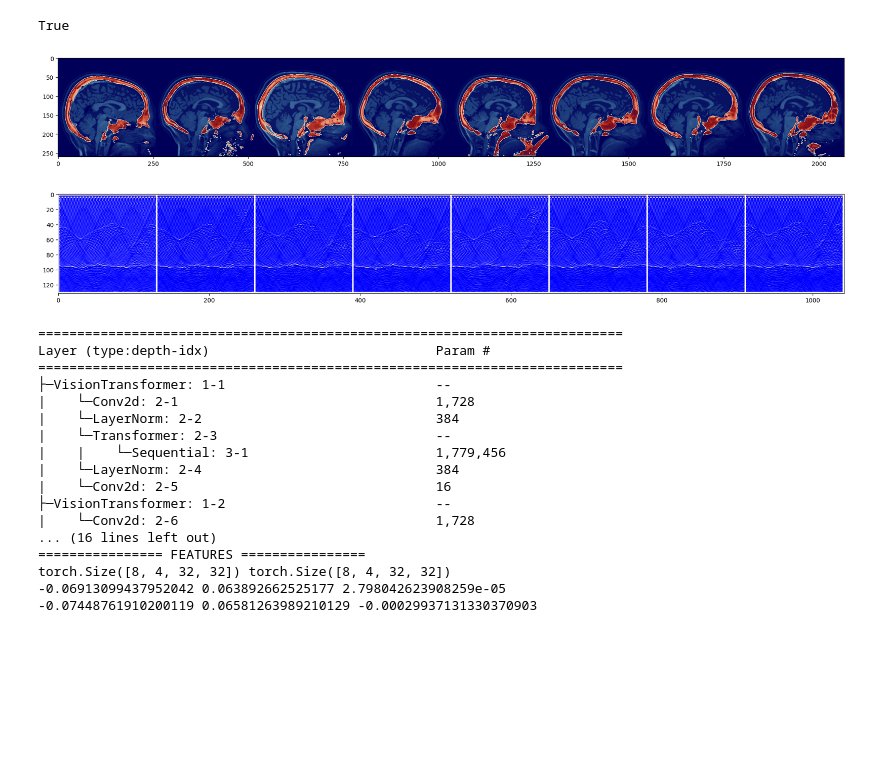
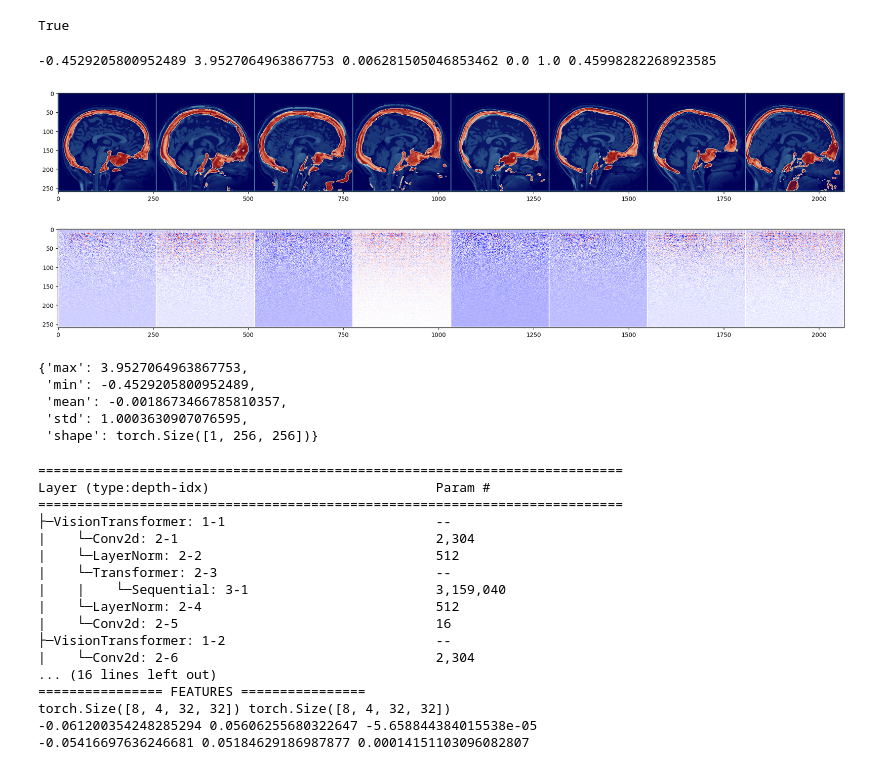
Before and after one commit to dpelacani/Seismic, a Jupyter notebook: train.ipynb, the cells around one changed output. Cells and saved outputs as stored; diff of their text form; code cells hidden in the pictures; blank space fills up the shorter version.

```diff
--- a/train.ipynb
+++ b/train.ipynb
@@ -44,15 +45,17 @@ dataset_args = dict2namespace(dict(
     slowness=False,
     resize=[256, 256],
     scale=[0., 1.],
-    clip_outliers=False,
+    clip_outliers=None,
     to_tensor=False,
-    normalise=False,
+    normalise=(0.10280502008738208, 0.22698244373387108),
     antialias=True,
     condition = dict(
-        mode="stack",
-        path="/home/dp4018/data/ultrasound-data/Ultrasound-Vp-sagittal-data/acoustic/data/stack/",
-        resize=[128, 128],
-        scale=[0., 1.],
+        mode="stack-stack-pca-single-256x256",
+        path="/home/dp4018/data/ultrasound-data/Ultrasound-Vp-sagittal-data/acoustic/data/stack_pca_single/data",
+        # mode="stack",
+        # path="/home/dp4018/data/ultrasound-data/Ultrasound-Vp-sagittal-data/acoustic/data/stack/",
+        # resize=[256, 256],
+        # scale=[0., 1.],
         clip_outliers=False,
         to_tensor=False,
         normalise=False,
@@ -69,17 +72,28 @@ dataloader = torch.utils.data.DataLoader(dataset, batch_size=dataset_args.batch_
 # %%
 img, data = next(iter(dataloader))
 
+print(img.min().item(), img.max().item(), img.mean().item(), data.min().item(), data.max().item(), data.mean().item())
+
 
 fig = plt.figure(figsize=(24, 3))
-plt.imshow(make_grid(scale2range(torch.rot90(img, dims=[2, 3]), [0, 1]))[0], cmap=OSCAR_CMAP); plt.show()
+plt.imshow(make_grid(torch.rot90(img, dims=[2, 3]))[0], cmap=OSCAR_CMAP); plt.show()
 
 
 fig = plt.figure(figsize=(24, 3))
 data_plt = make_grid(scale2range(torch.transpose(data, 2, 3), [-1, 1]))[0]
 plt.imshow(data_plt, cmap="seismic", vmin=-1., vmax=1.); plt.show()
 # %% [output]
+-0.4529205800952489 3.9527064963867753 0.006281505046853462 0.0 1.0 0.45998282268923585
-[figure, old version]
+[figure, new version]
-[figure, old version]
+[figure, new version]
+# %%
+dataset.info(nsamples=1000)
+# %% [output]
+{'max': 3.9527064963867753,
+ 'min': -0.4529205800952489,
+ 'mean': -0.0018673466785810357,
+ 'std': 1.0003630907076595,
+ 'shape': torch.Size([1, 256, 256])}
 # %%
 # embed_dim = 256
 embed_dim = 4
@@ -89,7 +103,7 @@ images_channels = 1
 data_resolution = data.shape[2]
 data_channels = 1
 vision_layers = 4
-vision_width = 192
+vision_width = 256
 vision_patch_size = 3
 mixed_precision = False
 
@@ -104,11 +118,11 @@ model = build_model(
     vision_width,
     vision_patch_size,
     mixed_precision
-).to("cuda")
+).to(DEVICE)
 
 _ = summary(model)
 
-img_f, data_f, img_logit, data_logit = model(img.to("cuda"), data.to("cuda"))
+img_f, data_f, img_logit, data_logit = model(img.to(DEVICE), data.to(DEVICE))
 
 print("\n================ LOGITS ==================")
 print(img_logit.shape, data_logit.shape)
@@ -125,7 +139,7 @@ del img_f, data_f, img_logit, data_logit
 save_freq = 500
 
 
-n_epochs = 250
+n_epochs = 450
 warm_restart_steps = 2000
 bias_weight_decay = False
 loss_fn = torch.nn.CrossEntropyLoss()
@@ -138,17 +152,17 @@ losses = []
 Layer (type:depth-idx)                             Param #
 ===========================================================================
 ├─VisionTransformer: 1-1                           --
-|    └─Conv2d: 2-1                                 1,728
-|    └─LayerNorm: 2-2                              384
+|    └─Conv2d: 2-1                                 2,304
+|    └─LayerNorm: 2-2                              512
 |    └─Transformer: 2-3                            --
-|    |    └─Sequential: 3-1                        1,779,456
-|    └─LayerNorm: 2-4                              384
+|    |    └─Sequential: 3-1                        3,159,040
+|    └─LayerNorm: 2-4                              512
 |    └─Conv2d: 2-5                                 16
 ├─VisionTransformer: 1-2                           --
-|    └─Conv2d: 2-6                                 1,728
+|    └─Conv2d: 2-6                                 2,304
 ... (16 lines left out)
 ================ FEATURES ================
 torch.Size([8, 4, 32, 32]) torch.Size([8, 4, 32, 32])
--0.06913099437952042 0.063892662525177 2.798042623908259e-05
--0.07448761910200119 0.06581263989210129 -0.00029937131330370903
+-0.061200354248285294 0.05606255680322647 -5.658844384015538e-05
+-0.05416697636246681 0.05184629186987877 0.00014151103096082807
 # %%
```
Also changed, not shown: parts of 6 cells of this notebook, 2 other files.
